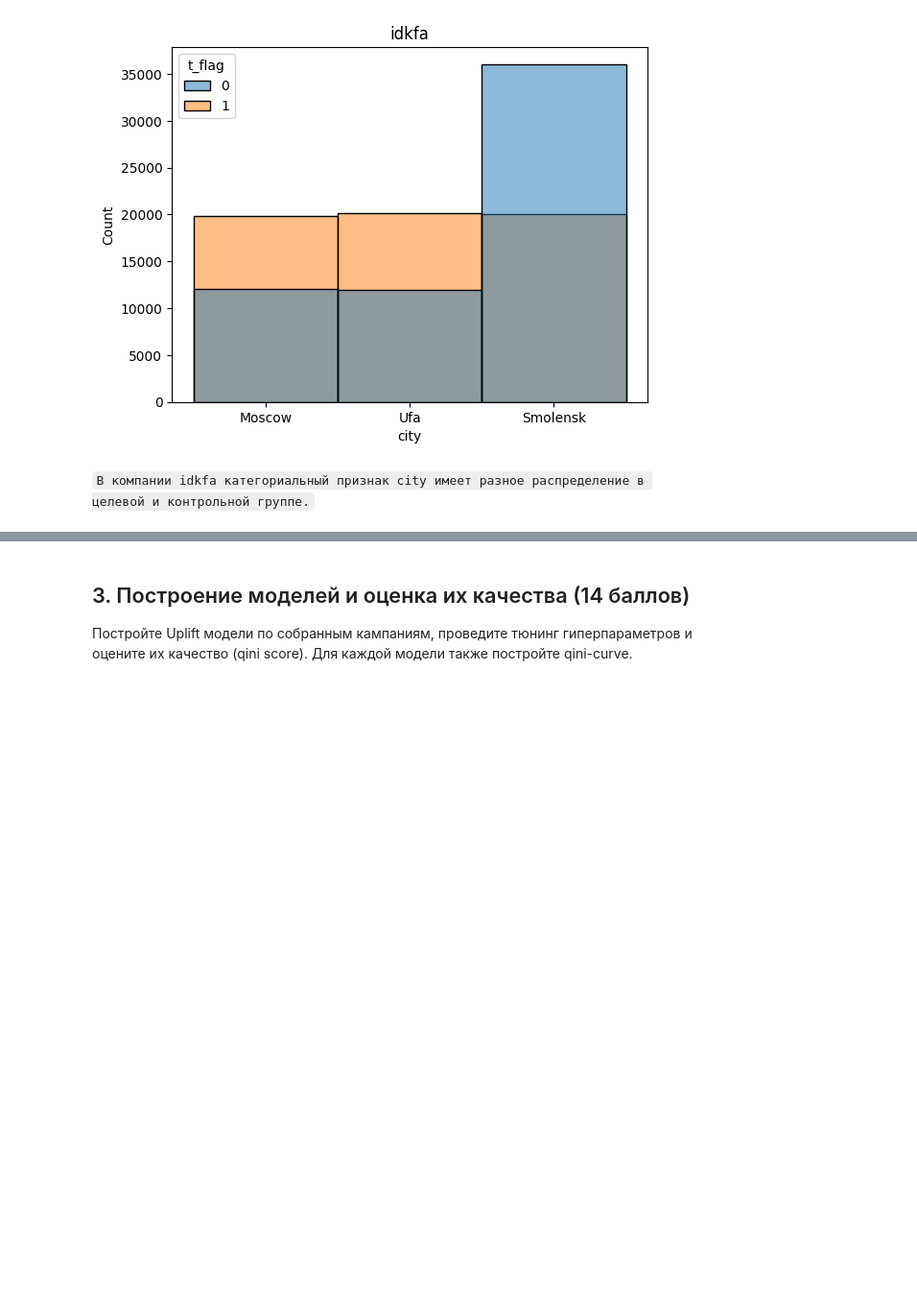
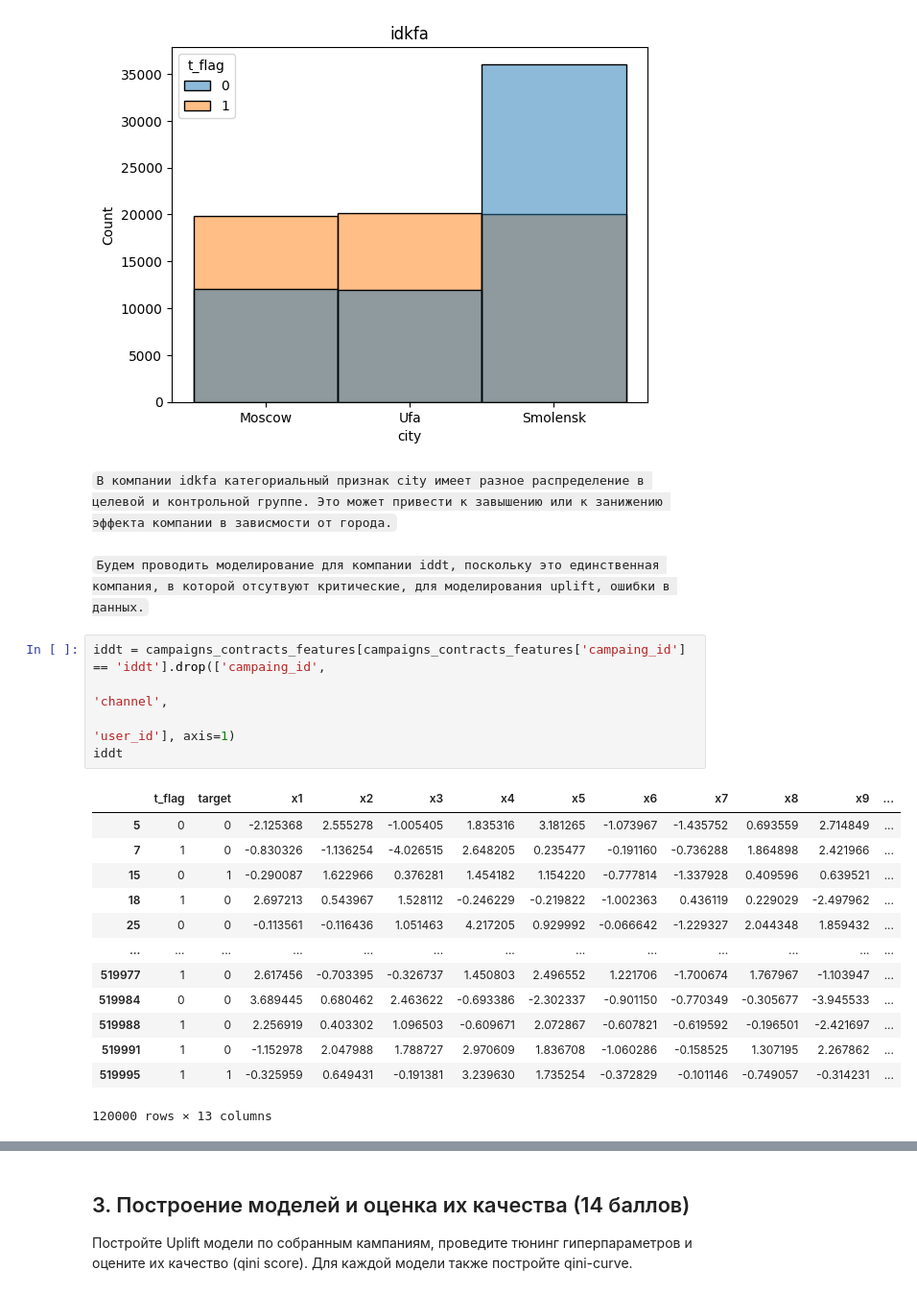
Before and after one commit to vasilyryabtsev/ml-hse-24-25, a Jupyter notebook: HW6_Uplift/AI_HW6_uplift.ipynb, the cells around one changed output, grey strips where cells are left out. Shown at 96% size. Drawn from its saved outputs; the diff is of its cells as text; blank space fills up the shorter version.

```diff
--- a/HW6_Uplift/AI_HW6_uplift.ipynb
+++ b/HW6_Uplift/AI_HW6_uplift.ipynb
@@ -731,4 +735,25 @@ for campaign in campaigns_contracts_features.campaing_id.unique():
 [figure]
 [figure]
 # %% [markdown]
-`В компании idkfa категориальный признак city имеет разное распределение в целевой и контрольной группе.`
+`В компании idkfa категориальный признак city имеет разное распределение в целевой и контрольной группе. Это может привести к завышению или к занижению эффекта компании в зависмости от города.`
+# %% [markdown]
+`Будем проводить моделирование для компании iddt, поскольку это единственная компания, в которой отсутвуют критические, для моделирования uplift, ошибки в данных.`
+# %%
+iddt = campaigns_contracts_features[campaigns_contracts_features['campaing_id'] == 'iddt'].drop(['campaing_id',
+                                                                                                 'channel',
+                                                                                                 'user_id'], axis=1)
+iddt
+# %% [output]
+|  | t_flag | target | x1 | x2 | x3 | x4 | x5 | x6 | x7 | x8 | x9 | ... |
+| 5 | 0 | 0 | -2.125368 | 2.555278 | -1.005405 | 1.835316 | 3.181265 | -1.073967 | -1.435752 | 0.693559 | 2.714849 | ... |
+| 7 | 1 | 0 | -0.830326 | -1.136254 | -4.026515 | 2.648205 | 0.235477 | -0.191160 | -0.736288 | 1.864898 | 2.421966 | ... |
+| 15 | 0 | 1 | -0.290087 | 1.622966 | 0.376281 | 1.454182 | 1.154220 | -0.777814 | -1.337928 | 0.409596 | 0.639521 | ... |
+| 18 | 1 | 0 | 2.697213 | 0.543967 | 1.528112 | -0.246229 | -0.219822 | -1.002363 | 0.436119 | 0.229029 | -2.497962 | ... |
+| 25 | 0 | 0 | -0.113561 | -0.116436 | 1.051463 | 4.217205 | 0.929992 | -0.066642 | -1.229327 | 2.044348 | 1.859432 | ... |
+| ... | ... | ... | ... | ... | ... | ... | ... | ... | ... | ... | ... | ... |
+| 519977 | 1 | 0 | 2.617456 | -0.703395 | -0.326737 | 1.450803 | 2.496552 | 1.221706 | -1.700674 | 1.767967 | -1.103947 | ... |
+| 519984 | 0 | 0 | 3.689445 | 0.680462 | 2.463622 | -0.693386 | -2.302337 | -0.901150 | -0.770349 | -0.305677 | -3.945533 | ... |
+| 519988 | 1 | 0 | 2.256919 | 0.403302 | 1.096503 | -0.609671 | 2.072867 | -0.607821 | -0.619592 | -0.196501 | -2.421697 | ... |
+| 519991 | 1 | 0 | -1.152978 | 2.047988 | 1.788727 | 2.970609 | 1.836708 | -1.060286 | -0.158525 | 1.307195 | 2.267862 | ... |
+| 519995 | 1 | 1 | -0.325959 | 0.649431 | -0.191381 | 3.239630 | 1.735254 | -0.372829 | -0.101146 | -0.749057 | -0.314231 | ... |
+120000 rows × 13 columns
```
Also changed, not shown: parts of 7 cells of this notebook.
